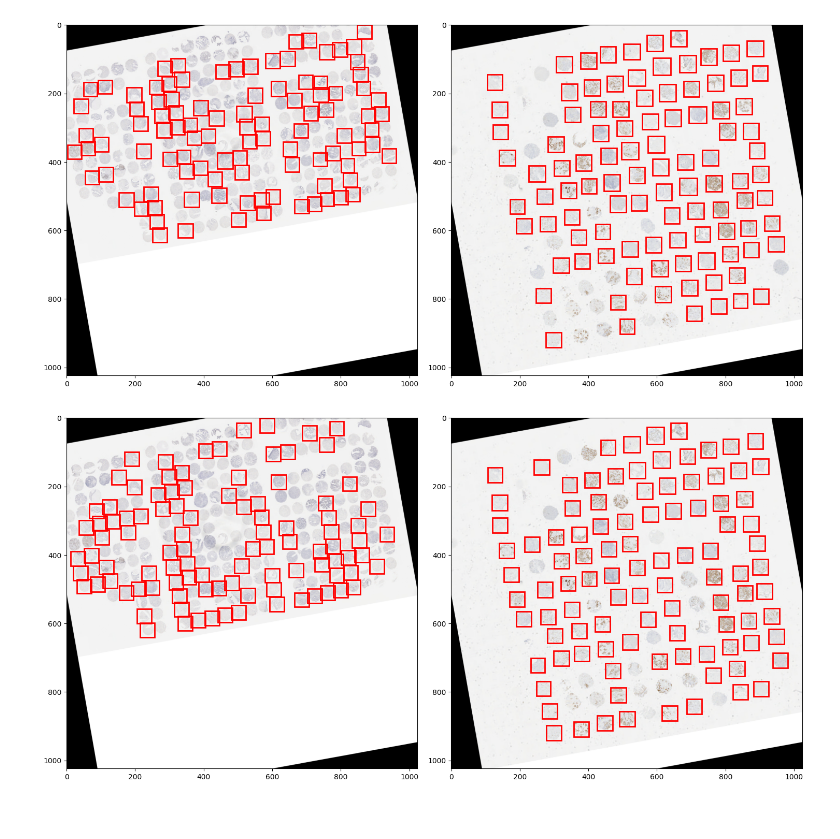
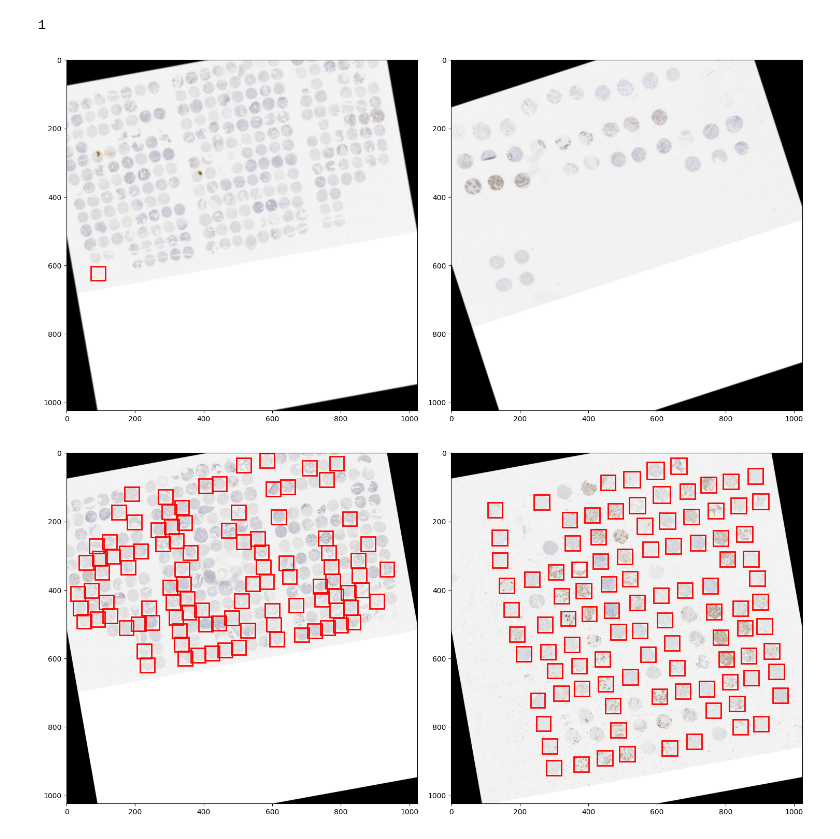
Before and after one commit to aaronge-2020/Microarray-Dearraying, a Jupyter notebook: Failed Models/pytorch_object_detection.ipynb, the cells around one changed output. Drawn from its saved outputs; the diff is of its cells as text; code cells hidden in the pictures.

```diff
--- a/pytorch_object_detection.ipynb
+++ b/Failed Models/pytorch_object_detection.ipynb
@@ -4,6 +4,7 @@ import json
 import torch
 from PIL import Image
 from torchvision.transforms import functional as F
+torch.manual_seed(0)
 
 # Define device
 device = torch.device('cuda') if torch.cuda.is_available() else torch.device('cpu')
@@ -92,8 +93,8 @@ def get_model_instance_segmentation(num_classes):
         bg_iou_thresh=0.1,
         batch_size_per_image=128,
         positive_fraction=0.7,
-        pre_nms_top_n=dict(training=1000, testing=1000),
-        post_nms_top_n=dict(training=500, testing=500),
+        pre_nms_top_n=dict(training=2000, testing=2000),
+        post_nms_top_n=dict(training=2000, testing=2000),
         nms_thresh=0.25
     )
 
@@ -208,13 +209,13 @@ def collate_fn(batch):
 dataset_root = './'
 
 # Use the dataset and defined transformations for training and validation sets
-dataset_train = TissueMicroarrayDataset(dataset_root, transforms=ToTensor())
-dataset_val = TissueMicroarrayDataset(dataset_root, transforms=ToTensor())
+dataset = TissueMicroarrayDataset(dataset_root, transforms=ToTensor())
 # Split the dataset into train and validation sets, you may want to implement a proper split
-train_size = int(0.8 * len(dataset_train))
-val_size = len(dataset_train) - train_size
-dataset_train, dataset_val = torch.utils.data.random_split(dataset_train, [train_size, val_size])
+train_size = int(0.8 * len(dataset))
+val_size = len(dataset) - train_size
 
+dataset_train, dataset_val = torch.utils.data.random_split(dataset, [train_size, val_size])
+torch.manual_seed(0)
 
 # Then use this function in your DataLoader
 data_loader_train = DataLoader(dataset_train, batch_size=2, shuffle=True, num_workers=0, collate_fn=collate_fn)
@@ -255,15 +266,14 @@ import torchvision
 from torchvision.models.detection.faster_rcnn import FastRCNNPredictor
 from torchvision.models.detection import FasterRCNN
 from torchvision.models.detection.rpn import AnchorGenerator, RPNHead, RegionProposalNetwork
-import torch
 
 
-# model = get_model_instance_segmentation(num_classes=2)
+model = get_model_instance_segmentation(num_classes=2)
 # Define the device
 device = torch.device('cuda') if torch.cuda.is_available() else torch.device('cpu')
 
 # Load the model checkpoint
-checkpoint_path = "./best_model.pth.tar"
+checkpoint_path = "./best_model_low_IoU.pth.tar"
 checkpoint = torch.load(checkpoint_path, map_location=device)
 
 # Load the saved weights into the model
@@ -274,3 +302,7 @@ model.to(device)
+# %%
+model.rpn.post_nms_top_n()
+# %% [output]
+1
 # %%
 
 # Evaluate the model on the validation set
@@ -290,36 +322,36 @@ def visualize_predictions_in_grid(image_indices, dataset, predictions, confidenc
     fig, axes = plt.subplots(rows, cols, figsize=(15, 8))  # Adjust the figure size as needed
     axes = axes.ravel()  # Flatten the 2D array of axes
 
     for i, ax in zip(image_indices, axes):
         image, _ = dataset[i]  # Get an image from the dataset
         prediction = predictions[i]  # Get the corresponding prediction
 
         # Visualization code here, using ax as the subplot axis
         image = image.cpu().numpy().transpose(1, 2, 0)
         ax.imshow(image)
 
         # Filter out boxes below the confidence threshold
         above_threshold = prediction['scores'] > confidence_threshold
 
         for box, label, score in zip(prediction["boxes"][above_threshold], prediction["labels"][above_threshold], prediction["scores"][above_threshold]):
             box = box.cpu().numpy()
             x, y, xmax, ymax = box
             width, height = xmax - x, ymax - y
             rect = patches.Rectangle((x, y), width, height, linewidth=2, edgecolor='r', facecolor='none')
             ax.add_patch(rect)
 
     # Hide unused subplots
     for ax in axes[len(image_indices):]:
         ax.axis('off')
 
     plt.tight_layout()
     plt.show()
 
 # Example usage
-image_indices = range(13,15)  # The indices of images you want to plot
-visualize_predictions_in_grid(image_indices, dataset_val, results, confidence_threshold=0.1, grid_dims=(1, 2))
+image_indices = range(0,2)  # The indices of images you want to plot
+visualize_predictions_in_grid(image_indices, dataset_val, results, confidence_threshold=0, grid_dims=(1, 2))
 # %% [output]
-[figure, old version]
+[figure, new version]
 # %%
 visualize_predictions_in_grid(image_indices, dataset_val, results, confidence_threshold=0.75, grid_dims=(1, 2))
 # %% [output]
```
Also changed, not shown: parts of 3 cells of this notebook, 24 other files.
